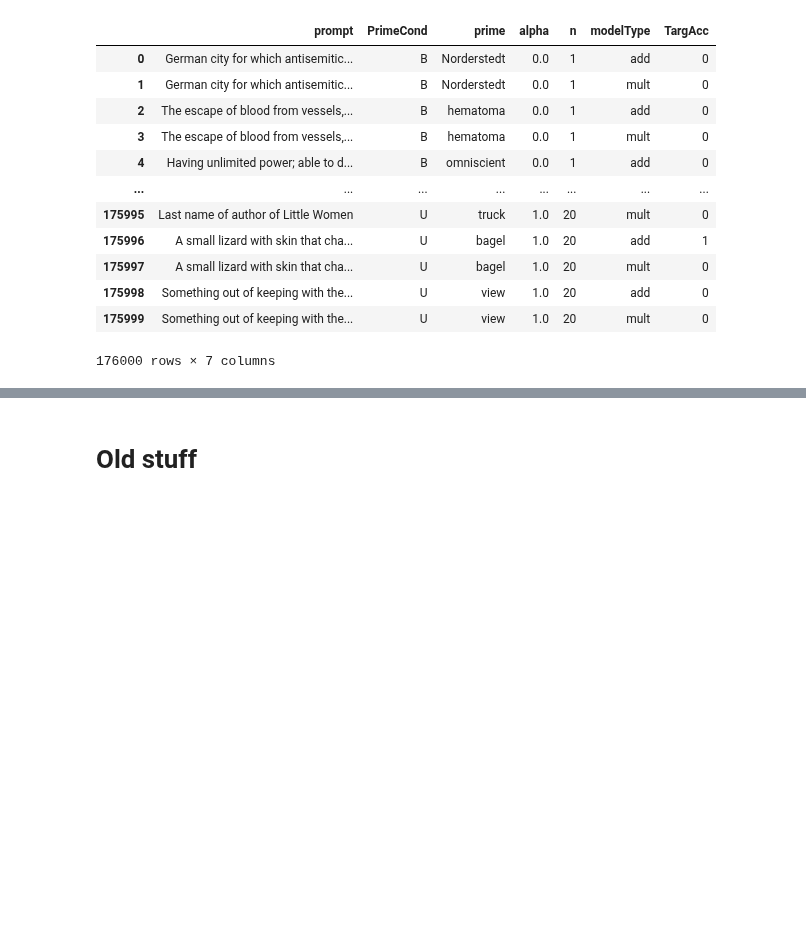
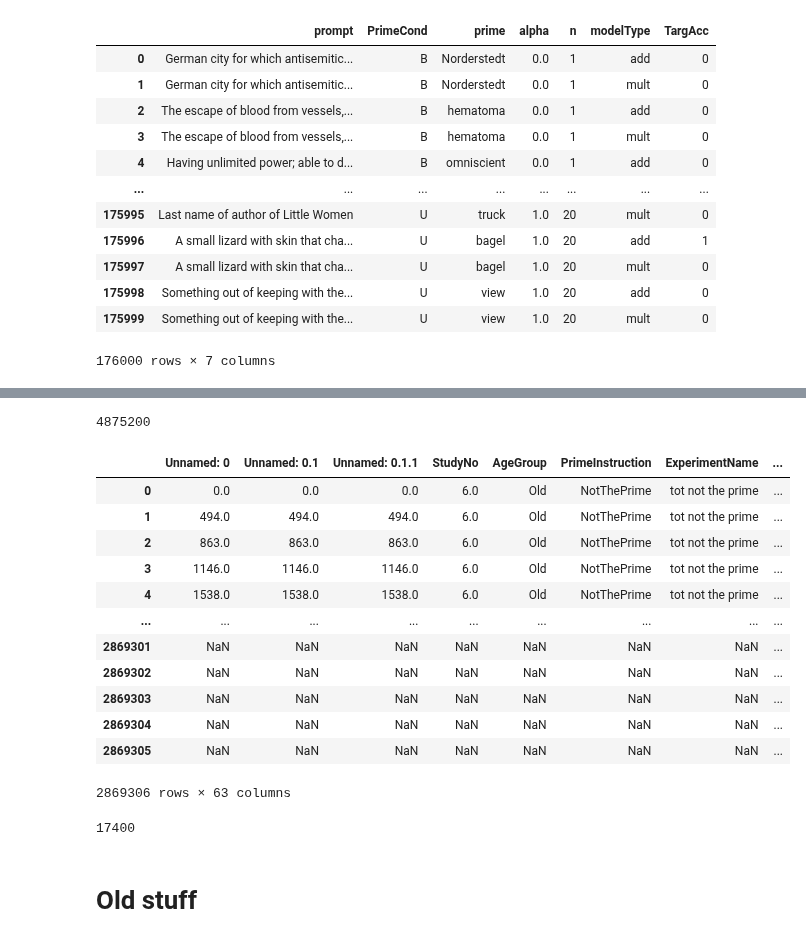
Before and after one commit to abhilasha-kumar/modeling-lexical-retrieval, a Jupyter notebook: LexicalRetrieval.ipynb, the cells around one changed output, grey strips where cells are left out. Cells and saved outputs as stored; diff of their text form; code cells hidden in the pictures; blank space fills up the shorter version.

```diff
--- a/LexicalRetrieval.ipynb
+++ b/LexicalRetrieval.ipynb
@@ -812,4 +861,26 @@ full_acc_df.sort_values(by=['alpha'])
+# %%
+prompt, primecondition, prime, resp
+# %% [output]
+4875200
 # %%
 # merge accuracy data with julie_files on prompt and PrimeCondition columns
-julie_files.merge(full_acc_df, how = 'outer', on = ['prompt', 'PrimeCondition'])
+julie_files = julie_files.merge(full_acc_df, how = 'outer', on = ['prompt', 'PrimeCondition'])
+# %% [output]
+|  | Unnamed: 0 | Unnamed: 0.1 | Unnamed: 0.1.1 | StudyNo | AgeGroup | PrimeInstruction | ExperimentName | ... |
+| 0 | 0.0 | 0.0 | 0.0 | 6.0 | Old | NotThePrime | tot not the prime | ... |
+| 1 | 494.0 | 494.0 | 494.0 | 6.0 | Old | NotThePrime | tot not the prime | ... |
+| 2 | 863.0 | 863.0 | 863.0 | 6.0 | Old | NotThePrime | tot not the prime | ... |
+| 3 | 1146.0 | 1146.0 | 1146.0 | 6.0 | Old | NotThePrime | tot not the prime | ... |
+| 4 | 1538.0 | 1538.0 | 1538.0 | 6.0 | Old | NotThePrime | tot not the prime | ... |
+| ... | ... | ... | ... | ... | ... | ... | ... | ... |
+| 2869301 | NaN | NaN | NaN | NaN | NaN | NaN | NaN | ... |
+| 2869302 | NaN | NaN | NaN | NaN | NaN | NaN | NaN | ... |
+| 2869303 | NaN | NaN | NaN | NaN | NaN | NaN | NaN | ... |
+| 2869304 | NaN | NaN | NaN | NaN | NaN | NaN | NaN | ... |
+| 2869305 | NaN | NaN | NaN | NaN | NaN | NaN | NaN | ... |
+2869306 rows × 63 columns
+# %%
+len(julie_files)
+# %% [output]
+17400
 # %%
```
Also changed, not shown: parts of 6 cells of this notebook.
